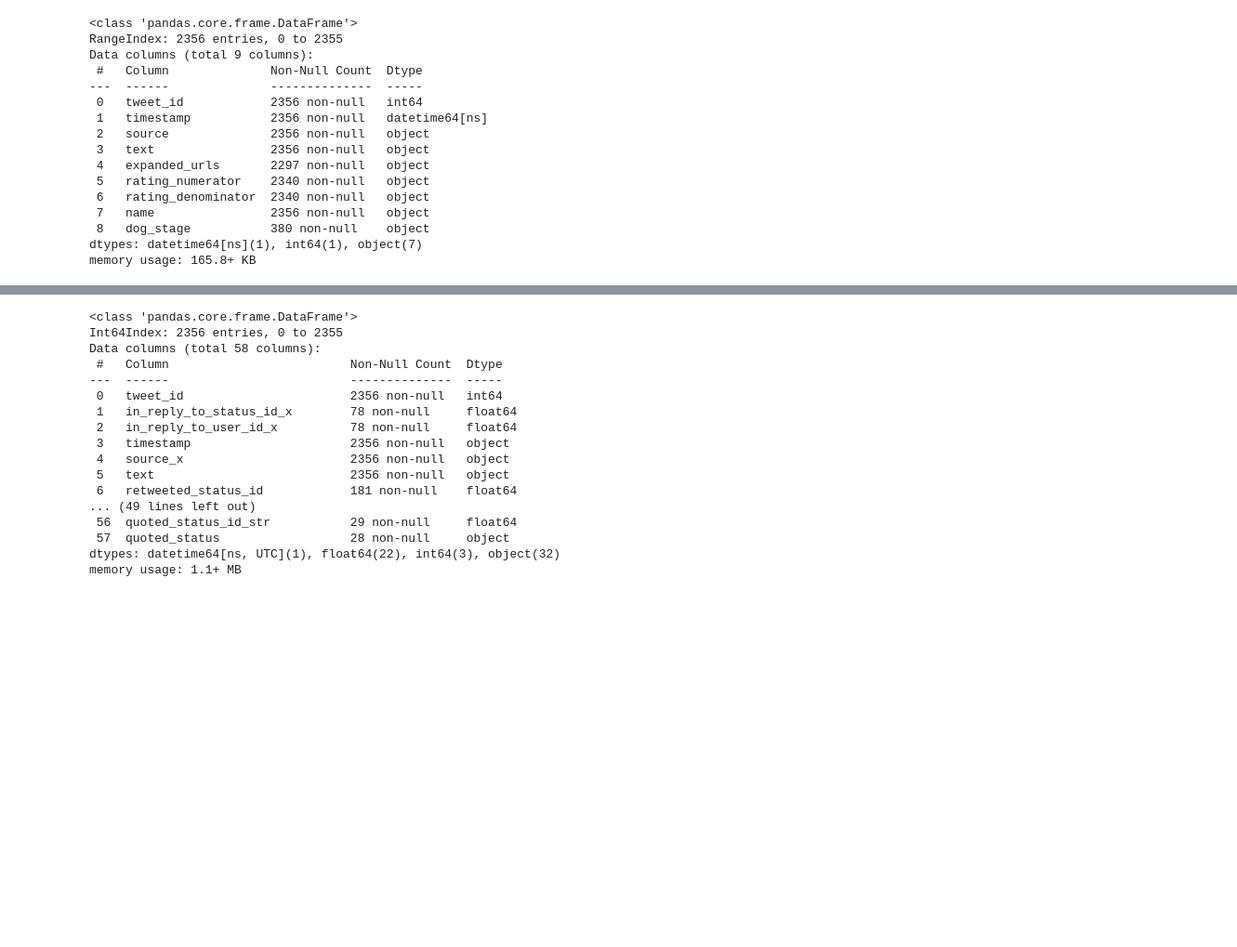
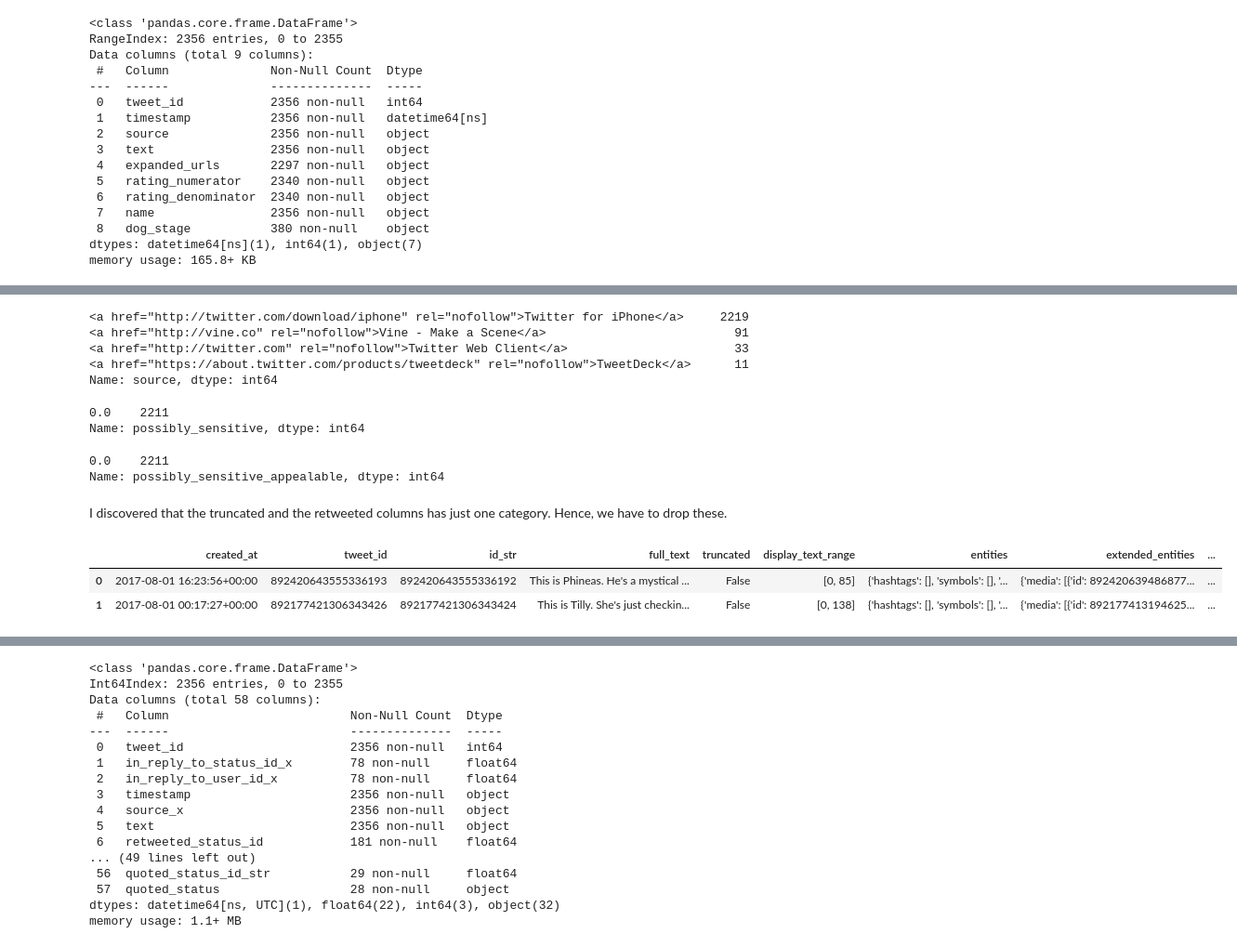
Before and after one commit to EnochAy/Udacity-Nanodegree-project--Data-Investigation-, a Jupyter notebook: Project 2/Python Code/wrangle_act.ipynb, the cells around one changed output, grey strips where cells are left out. Shown at 93% size. Cells and saved outputs as stored; diff of their text form; code cells hidden in the pictures; blank space fills up the shorter version.

```diff
--- a/Project 2/Python Code/wrangle_act.ipynb
+++ b/Project 2/Python Code/wrangle_act.ipynb
@@ -507,0 +595,21 @@ memory usage: 165.8+ KB
+# %%
+tweet_df_copy['source'].value_counts()
+# %% [output]
+<a href="http://twitter.com/download/iphone" rel="nofollow">Twitter for iPhone</a>     2219
+<a href="http://vine.co" rel="nofollow">Vine - Make a Scene</a>                          91
+<a href="http://twitter.com" rel="nofollow">Twitter Web Client</a>                       33
+<a href="https://about.twitter.com/products/tweetdeck" rel="nofollow">TweetDeck</a>      11
+Name: source, dtype: int64
+# %%
+tweet_df_copy['possibly_sensitive'].value_counts()
+# %% [output]
+0.0    2211
+Name: possibly_sensitive, dtype: int64
+# %%
+tweet_df_copy['possibly_sensitive_appealable'].value_counts()
+# %% [output]
+0.0    2211
+Name: possibly_sensitive_appealable, dtype: int64
+# %% [markdown]
+I discovered that the truncated and the retweeted columns has just one category.
+Hence, we have to drop these.
@@ -508,3 +620,12 @@ memory usage: 165.8+ KB
+# %%
+#dropping selected columns   #add to pipeline
+dftweet_df_copy = tweet_df_copy.drop(['truncated', 'source','retweeted','possibly_sensitive',
+               'possibly_sensitive_appealable'], axis = 1)
+tweet_df_copy.head(2)
+# %% [output]
+|  | created_at | tweet_id | id_str | full_text | truncated | display_text_range | entities | extended_entities | ... |
+| 0 | 2017-08-01 16:23:56+00:00 | 892420643555336193 | 892420643555336192 | This is Phineas. He's a mystical ... | False | [0, 85] | {'hashtags': [], 'symbols': [], '... | {'media': [{'id': 892420639486877... | ... |
+| 1 | 2017-08-01 00:17:27+00:00 | 892177421306343426 | 892177421306343424 | This is Tilly. She's just checkin... | False | [0, 138] | {'hashtags': [], 'symbols': [], '... | {'media': [{'id': 892177413194625... | ... |
 # %%
 master_df = twit_arch_enh_df_copy.merge(images_df_copy,
                                   on = 'tweet_id', how='left').merge(tweet_df_copy,
```
Also changed, not shown: parts of 20 cells of this notebook, 1 other file.
